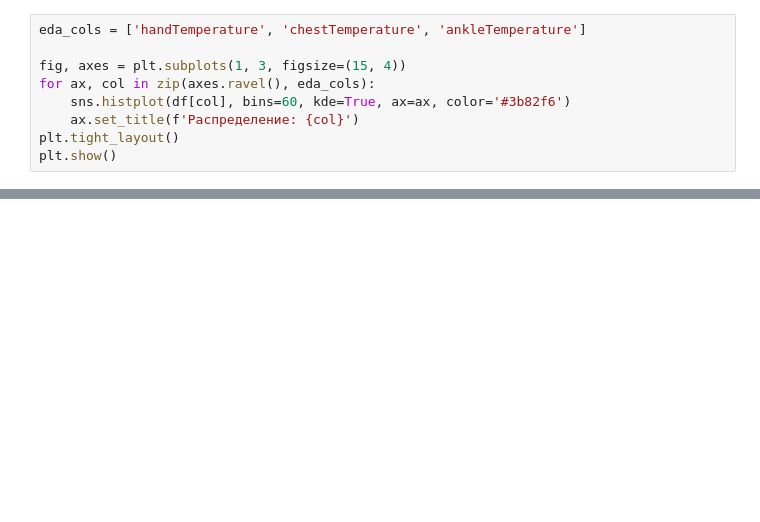
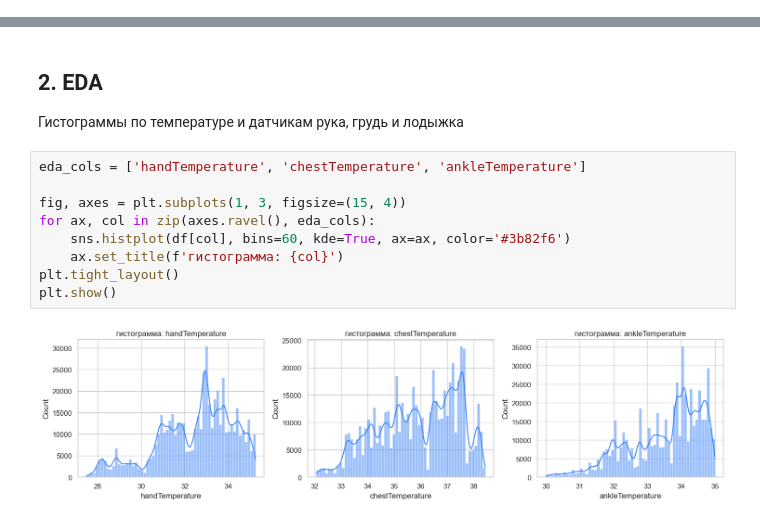
Before and after one commit to Mavericketoff/classic_ml_hw_5, a Jupyter notebook: hw5_clustering_solution.ipynb, the cells around one changed output, grey strips where cells are left out. Cells and saved outputs as stored; diff of their text form; blank space fills up the shorter version.

```diff
--- a/hw5_clustering_solution.ipynb
+++ b/hw5_clustering_solution.ipynb
@@ -97,9 +0,0 @@ memory usage: 216.2 MB
-# %%
-eda_cols = ['handTemperature', 'chestTemperature', 'ankleTemperature']
-
-fig, axes = plt.subplots(1, 3, figsize=(15, 4))
-for ax, col in zip(axes.ravel(), eda_cols):
-    sns.histplot(df[col], bins=60, kde=True, ax=ax, color='#3b82f6')
-    ax.set_title(f'Распределение: {col}')
-plt.tight_layout()
-plt.show()
@@ -310,0 +75,14 @@ print('Дополнительно сохранен: cluster_profile.csv')
+# %% [markdown]
+## 2. EDA
+Гистограммы по температуре и датчикам рука, грудь и лодыжка
+# %%
+eda_cols = ['handTemperature', 'chestTemperature', 'ankleTemperature']
+
+fig, axes = plt.subplots(1, 3, figsize=(15, 4))
+for ax, col in zip(axes.ravel(), eda_cols):
+    sns.histplot(df[col], bins=60, kde=True, ax=ax, color='#3b82f6')
+    ax.set_title(f'гистограмма: {col}')
+plt.tight_layout()
+plt.show()
+# %% [output]
+[figure, added]
```
Also changed, not shown: parts of 35 cells of this notebook, 2 other files.
